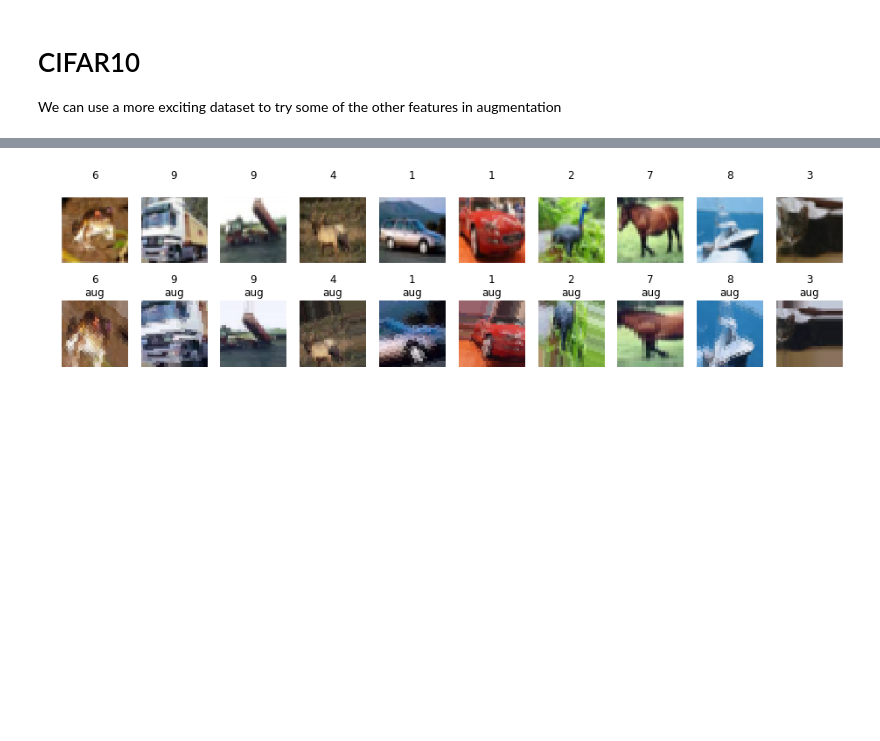
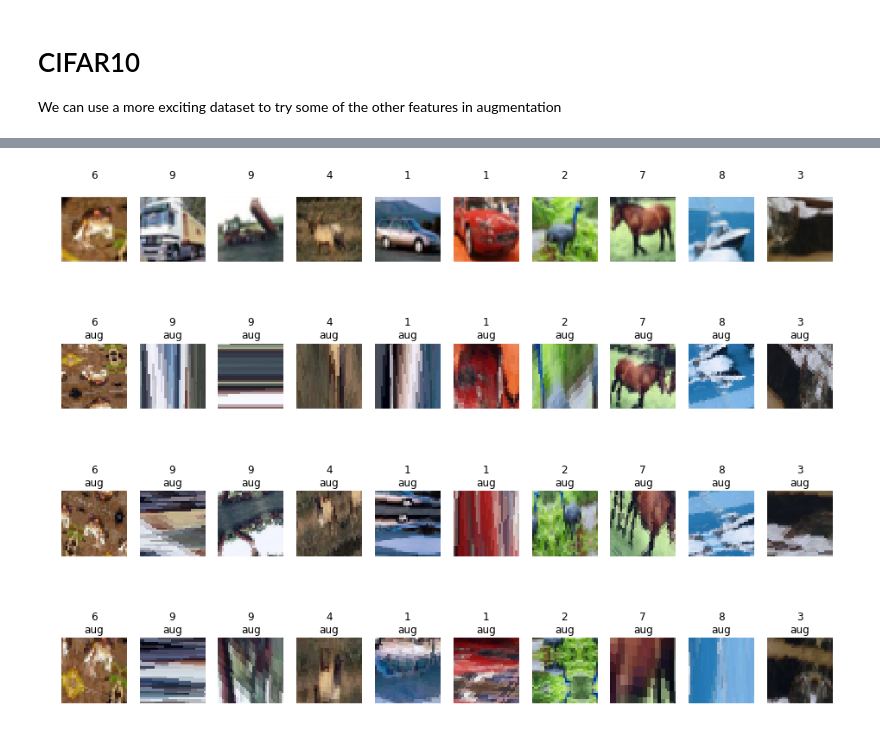
Before and after one commit to kmader/Quantitative-Big-Imaging-2019, a Jupyter notebook: Lectures/02-Datasets.ipynb, the cells around one changed output, grey strips where cells are left out. Saved outputs shown, nothing was run; the diff lists cells and outputs as text; code cells hidden in the pictures; blank space fills up the shorter version.

```diff
--- a/Lectures/02-Datasets.ipynb
+++ b/Lectures/02-Datasets.ipynb
@@ -262,23 +316,24 @@ img_aug = ImageDataGenerator(
 ## MNIST
 Even something as simple as labeling digits can be very time consuming (maybe 1-2 per second).
 # %%
+import numpy as np
+import matplotlib.pyplot as plt
+from keras.datasets import mnist
 %matplotlib inline
-from keras.datasets import mnist
-import matplotlib.pyplot as plt
-import numpy as np
 (img, label), _ = mnist.load_data()
 img = np.expand_dims(img, -1)
-fig, m_axs = plt.subplots(2, 10, figsize=(16, 4))
+fig, m_axs = plt.subplots(4, 10, figsize=(16, 10))
 # setup augmentation
 img_aug.fit(img)
 real_aug = img_aug.flow(img[:10], label[:10], shuffle=False)
-for c_axs, do_augmentation in zip(m_axs, [False, True]):
+for c_axs, do_augmentation in zip(m_axs, [False, True, True, True]):
     if do_augmentation:
         img_batch, label_batch = next(real_aug)
     else:
         img_batch, label_batch = img, label
     for c_ax, c_img, c_label in zip(c_axs, img_batch, label_batch):
         c_ax.imshow(c_img[:, :, 0], cmap='gray', vmin=0, vmax=255)
-        c_ax.set_title('{}\n{}'.format(c_label, 'aug' if do_augmentation else ''))
+        c_ax.set_title('{}\n{}'.format(
+            c_label, 'aug' if do_augmentation else ''))
         c_ax.axis('off')
 # %% [output]
@@ -303,30 +355,32 @@ img_aug = ImageDataGenerator(
     height_shift_range=0.25,
     channel_shift_range=0.25,
     shear_range=0.25,
-    zoom_range=0.5,
-    fill_mode='nearest',
-    horizontal_flip=False,
-    vertical_flip=False
+    zoom_range=1,
+    fill_mode='reflect',
+    horizontal_flip=True,
+    vertical_flip=True
 )
 # %%
+import numpy as np
+import matplotlib.pyplot as plt
+from keras.datasets import mnist
 %matplotlib inline
-from keras.datasets import mnist
-import matplotlib.pyplot as plt
-import numpy as np
-fig, m_axs = plt.subplots(2, 10, figsize=(16, 4))
+fig, m_axs = plt.subplots(4, 10, figsize=(16, 12))
 # setup augmentation
 img_aug.fit(img)
 real_aug = img_aug.flow(img[:10], label[:10], shuffle=False)
-for c_axs, do_augmentation in zip(m_axs, [False, True]):
+for c_axs, do_augmentation in zip(m_axs, [False, True, True, True]):
     if do_augmentation:
         img_batch, label_batch = next(real_aug)
-        img_batch-=img_batch.min()
-        img_batch = np.clip(img_batch/img_batch.max()*255, 0, 255).astype('uint8')
+        img_batch -= img_batch.min()
+        img_batch = np.clip(img_batch/img_batch.max() *
+                            255, 0, 255).astype('uint8')
     else:
         img_batch, label_batch = img, label
     for c_ax, c_img, c_label in zip(c_axs, img_batch, label_batch):
         c_ax.imshow(c_img)
-        c_ax.set_title('{}\n{}'.format(c_label[0], 'aug' if do_augmentation else ''))
+        c_ax.set_title('{}\n{}'.format(
+            c_label[0], 'aug' if do_augmentation else ''))
         c_ax.axis('off')
 # %% [output]
-[figure, old version]
+[figure, new version]
```
Also changed, not shown: parts of 16 cells of this notebook, 3 other files.
